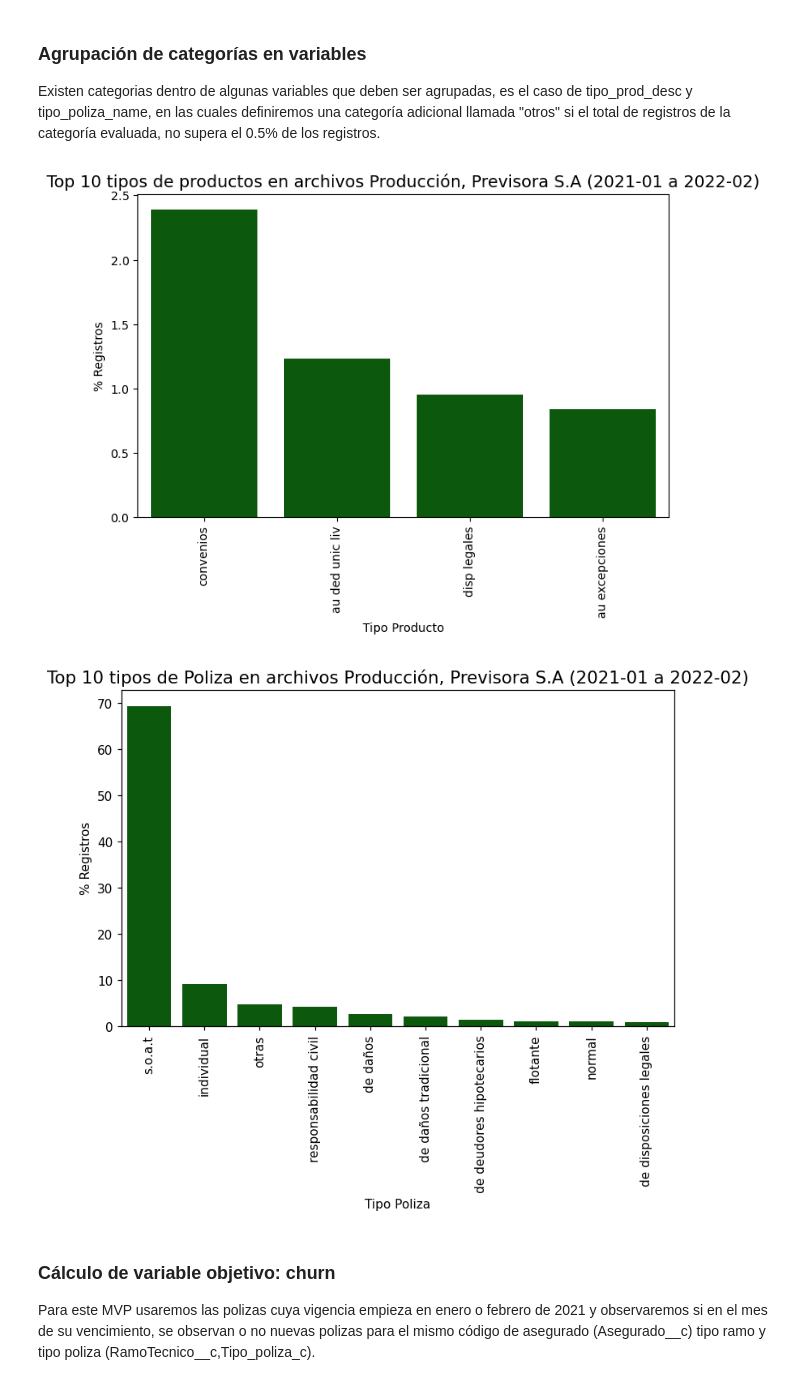
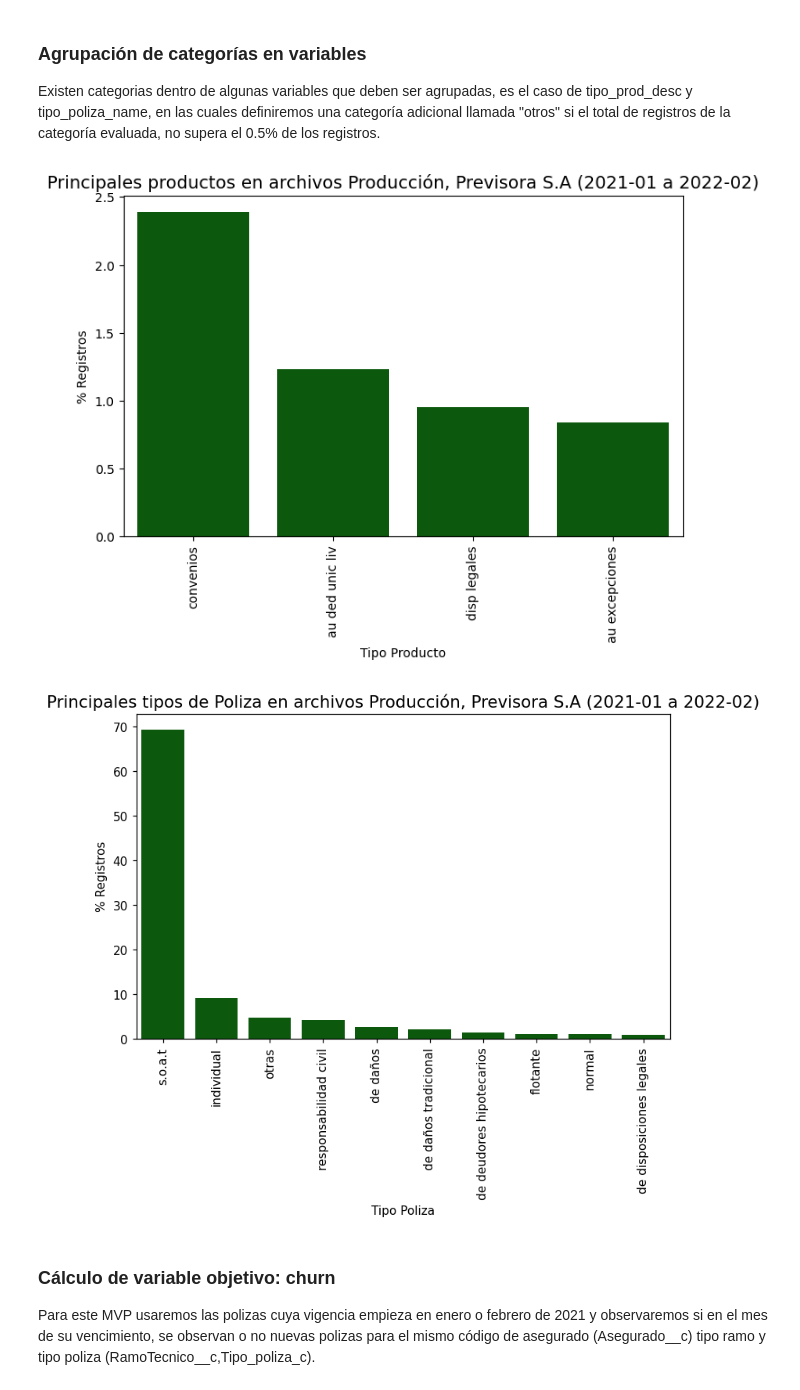
Before and after one commit to statscol/churn-pv-mvp, a Jupyter notebook: 01-Lectura-informacion-limpieza.ipynb, the cells around one changed output. Drawn from its saved outputs; the diff is of its cells as text; code cells hidden in the pictures.

```diff
--- a/01-Lectura-informacion-limpieza.ipynb
+++ b/01-Lectura-informacion-limpieza.ipynb
@@ -112,25 +119,25 @@ data_prod.loc[:,'tipo_prod_desc']=data_prod.tipo_prod_desc.apply(lambda d: "otra
 # %%
 data_tipo_prod=data_prod.tipo_prod_desc.value_counts(normalize=True).head(10).reset_index()[1:]
 
 f,ax=plt.subplots(figsize=(8,5),dpi=100)
 sns.barplot(x=data_tipo_prod['index'],y=data_tipo_prod['tipo_prod_desc']*100,data=data_tipo_prod,ax=ax,color="darkgreen");
-ax.set_title("Top 10 tipos de productos en archivos Producción, Previsora S.A (2021-01 a 2022-02)",size=14)
+ax.set_title("Principales productos en archivos Producción, Previsora S.A (2021-01 a 2022-02)",size=14)
 ax.set_xlabel("Tipo Producto")
 ax.set_ylabel("% Registros")
 plt.xticks(rotation=90);
 # %% [output]
-[figure, old version]
+[figure, new version]
 # %%
 data_tipo_poliza=data_prod.tipo_poliza_name.value_counts(normalize=True).head(10).reset_index()
 
 f,ax=plt.subplots(figsize=(8,5),dpi=110)
 sns.barplot(x=data_tipo_poliza['index'],y=data_tipo_poliza['tipo_poliza_name']*100,data=data_tipo_poliza,ax=ax,color="darkgreen");
-ax.set_title("Top 10 tipos de Poliza en archivos Producción, Previsora S.A (2021-01 a 2022-02)",size=14)
+ax.set_title("Principales tipos de Poliza en archivos Producción, Previsora S.A (2021-01 a 2022-02)",size=14)
 ax.set_xlabel("Tipo Poliza")
 ax.set_ylabel("% Registros")
 plt.xticks(rotation=90);
 # %% [output]
-[figure, old version]
+[figure, new version]
 # %%
 ## eliminar columnas innecesarias generadas en los merge
 data_prod.drop(columns=['cod_ramo','cod_tipo_poliza','ramo','codigo'],inplace=True)
```
Also changed, not shown: parts of 1 cell of this notebook, 3 other files.
